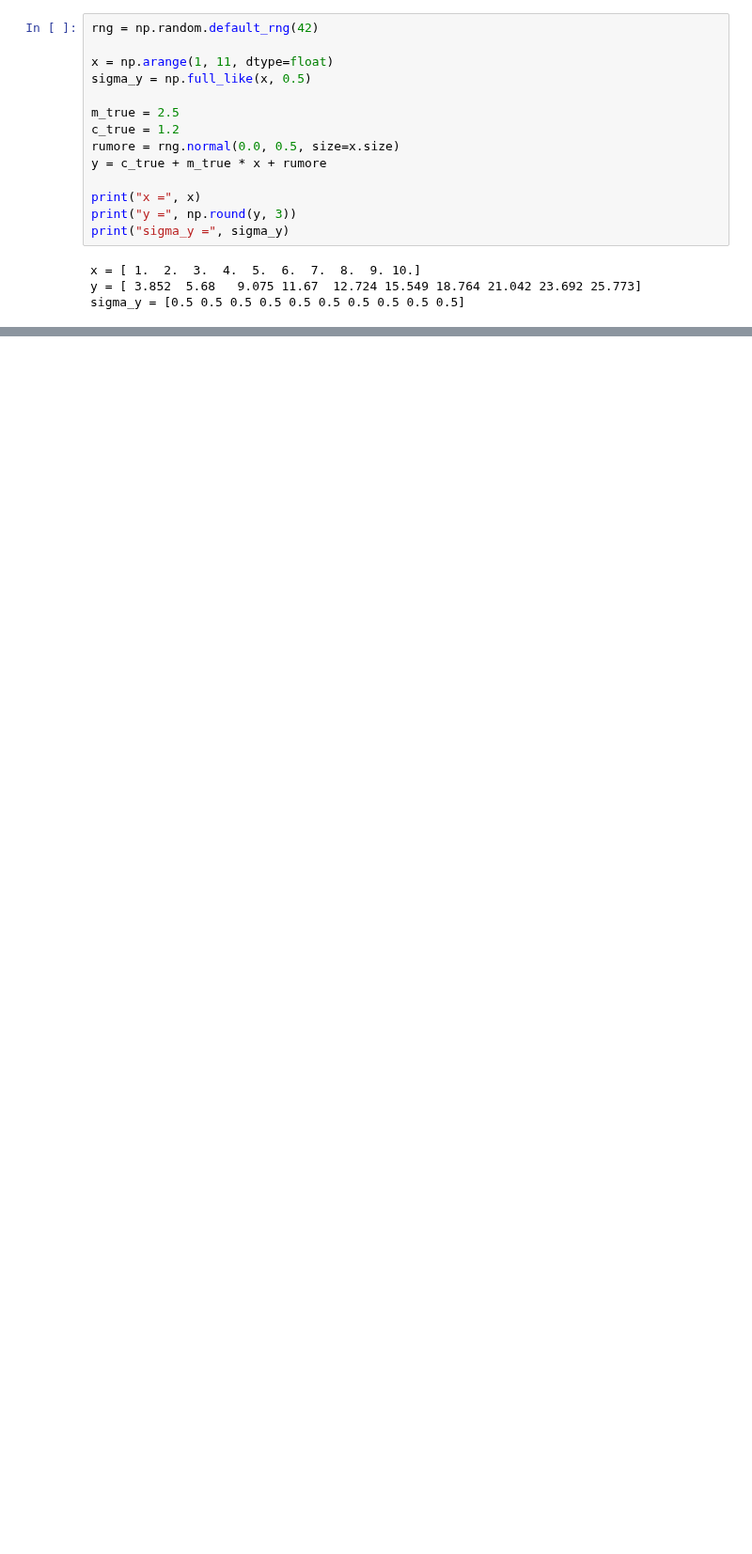
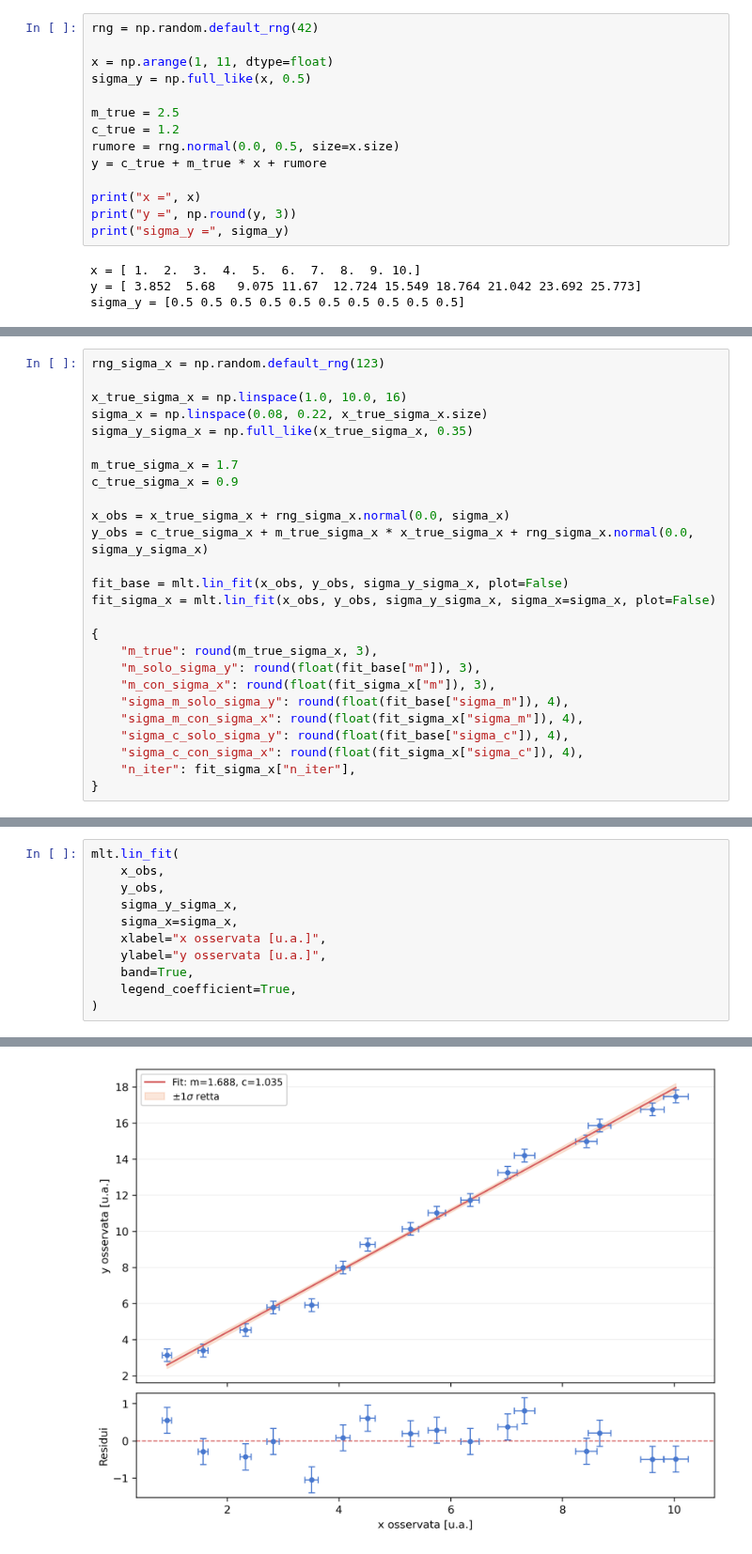
Before and after one commit to giancarmine-sparso/mespy, a Jupyter notebook: notebooks/test_fit_utils.ipynb, the cells around one changed output, grey strips where cells are left out. Shown at 94% size. Drawn from its saved outputs; the diff is of its cells as text; blank space fills up the shorter version.

```diff
--- a/notebooks/test_fit_utils.ipynb
+++ b/notebooks/test_fit_utils.ipynb
@@ -65,0 +84,26 @@ mlt.lin_fit(
+# %%
+rng_sigma_x = np.random.default_rng(123)
+
+x_true_sigma_x = np.linspace(1.0, 10.0, 16)
+sigma_x = np.linspace(0.08, 0.22, x_true_sigma_x.size)
+sigma_y_sigma_x = np.full_like(x_true_sigma_x, 0.35)
+
+m_true_sigma_x = 1.7
+c_true_sigma_x = 0.9
+
+x_obs = x_true_sigma_x + rng_sigma_x.normal(0.0, sigma_x)
+y_obs = c_true_sigma_x + m_true_sigma_x * x_true_sigma_x + rng_sigma_x.normal(0.0, sigma_y_sigma_x)
+
+fit_base = mlt.lin_fit(x_obs, y_obs, sigma_y_sigma_x, plot=False)
+fit_sigma_x = mlt.lin_fit(x_obs, y_obs, sigma_y_sigma_x, sigma_x=sigma_x, plot=False)
+
+{
+    "m_true": round(m_true_sigma_x, 3),
+    "m_solo_sigma_y": round(float(fit_base["m"]), 3),
+    "m_con_sigma_x": round(float(fit_sigma_x["m"]), 3),
+    "sigma_m_solo_sigma_y": round(float(fit_base["sigma_m"]), 4),
+    "sigma_m_con_sigma_x": round(float(fit_sigma_x["sigma_m"]), 4),
+    "sigma_c_solo_sigma_y": round(float(fit_base["sigma_c"]), 4),
+    "sigma_c_con_sigma_x": round(float(fit_sigma_x["sigma_c"]), 4),
+    "n_iter": fit_sigma_x["n_iter"],
+}
@@ -65,0 +119,12 @@ mlt.lin_fit(
+# %%
+mlt.lin_fit(
+    x_obs,
+    y_obs,
+    sigma_y_sigma_x,
+    sigma_x=sigma_x,
+    xlabel="x osservata [u.a.]",
+    ylabel="y osservata [u.a.]",
+    band=True,
+    legend_coefficient=True,
+)
+# %% [output]
@@ -65,0 +144 @@ mlt.lin_fit(
+[figure, added]
```
Also changed, not shown: parts of 10 cells of this notebook, 8 other files.
